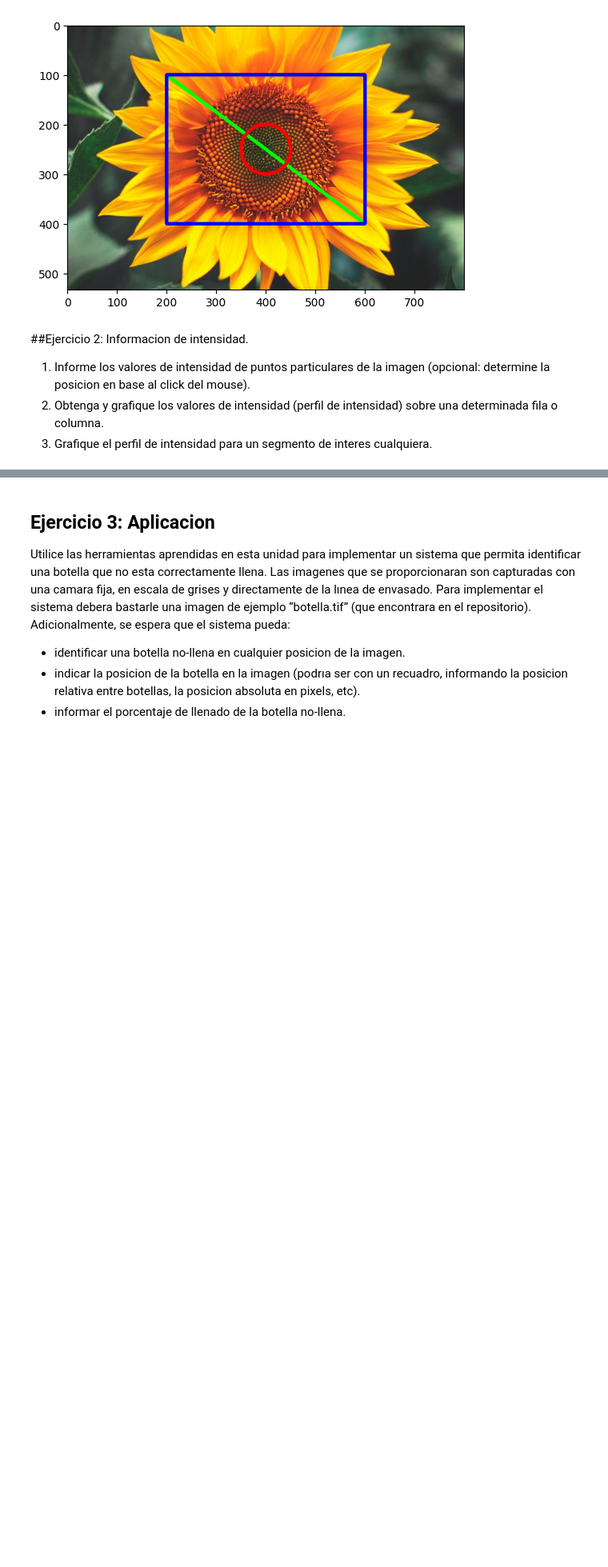
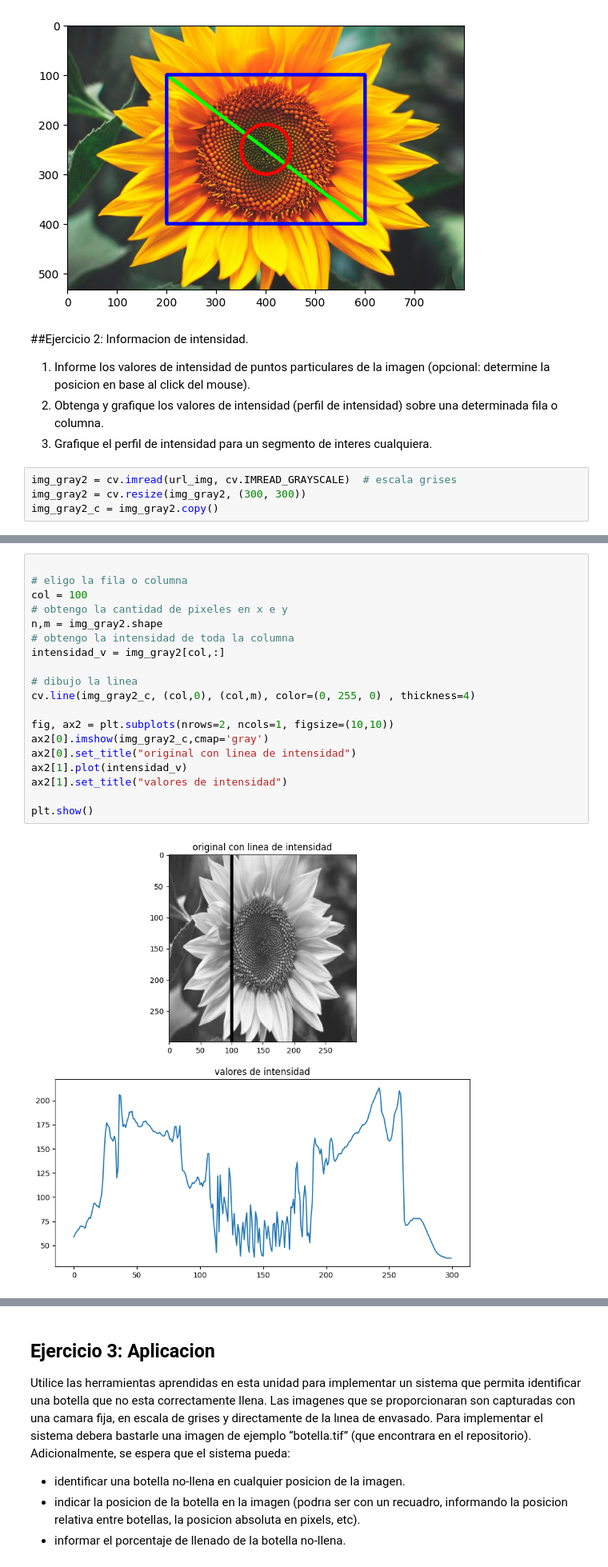
Before and after one commit to aguusandy/pdi-2024, a Jupyter notebook: Unidad1_PDI.ipynb, the cells around one changed output, grey strips where cells are left out. Shown at 80% size. Drawn from its saved outputs; the diff is of its cells as text; blank space fills up the shorter version.

```diff
--- a/Unidad1_PDI.ipynb
+++ b/Unidad1_PDI.ipynb
@@ -141,3 +154,7 @@ plt.imshow(img_rgb)
 1. Informe los valores de intensidad de puntos particulares de la imagen (opcional: determine la posicion en base al click del mouse).
 2. Obtenga y grafique los valores de intensidad (perfil de intensidad) sobre una determinada fila o columna.
 3. Grafique el perfil de intensidad para un segmento de interes cualquiera.
+# %%
+img_gray2 = cv.imread(url_img, cv.IMREAD_GRAYSCALE)  # escala grises
+img_gray2 = cv.resize(img_gray2, (300, 300))
+img_gray2_c = img_gray2.copy()
@@ -143,0 +171,21 @@ plt.imshow(img_rgb)
+# %%
+
+# eligo la fila o columna
+col = 100
+# obtengo la cantidad de pixeles en x e y
+n,m = img_gray2.shape
+# obtengo la intensidad de toda la columna
+intensidad_v = img_gray2[col,:]
+
+# dibujo la linea
+cv.line(img_gray2_c, (col,0), (col,m), color=(0, 255, 0) , thickness=4)
+
+fig, ax2 = plt.subplots(nrows=2, ncols=1, figsize=(10,10))
+ax2[0].imshow(img_gray2_c,cmap='gray')
+ax2[0].set_title("original con linea de intensidad")
+ax2[1].plot(intensidad_v)
+ax2[1].set_title("valores de intensidad")
+
+plt.show()
+# %% [output]
+[figure, added]
```
Also changed, not shown: parts of 3 cells of this notebook.
